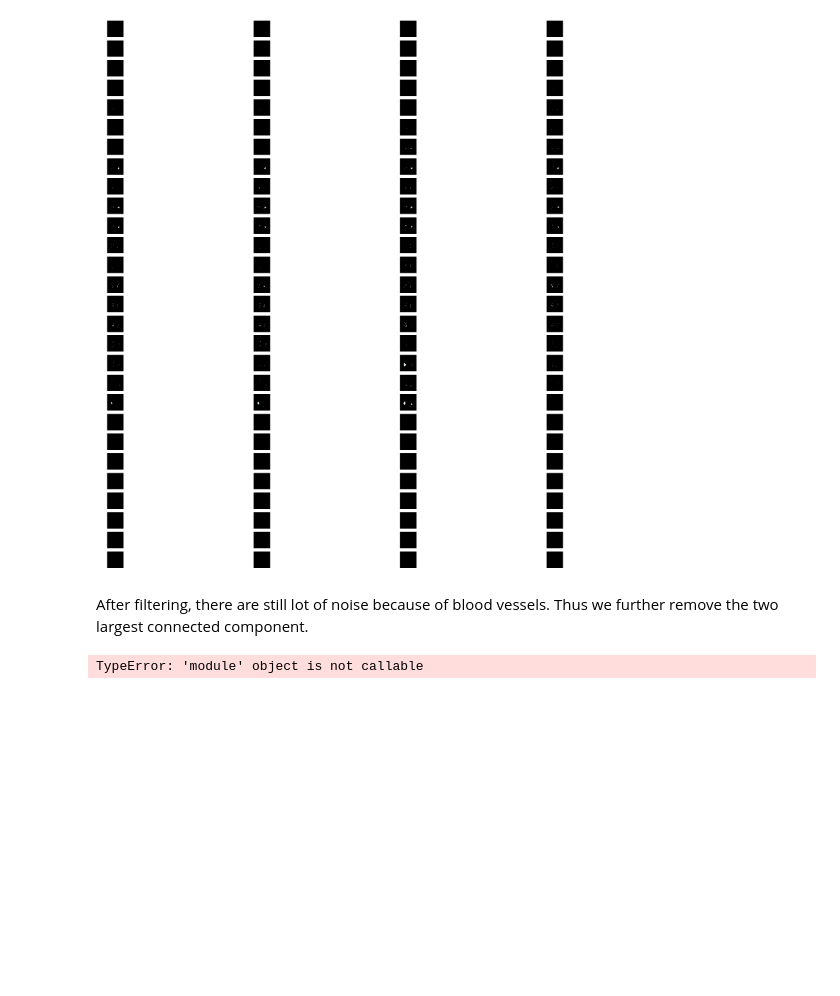
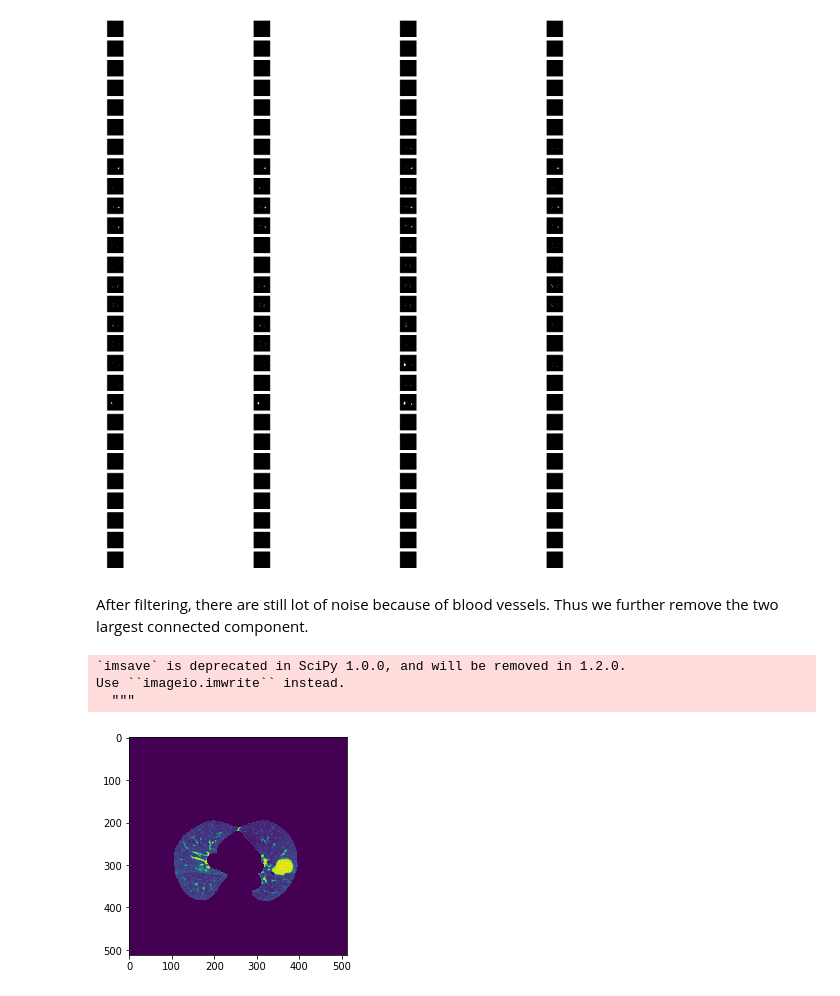
Before and after one commit to Maen1/lung_cancer_segmentation, a Jupyter notebook: dicom-preprocessing.ipynb, the cells around one changed output. Saved outputs shown, nothing was run; the diff lists cells and outputs as text; code cells hidden in the pictures; blank space fills up the shorter version.

Commit message:
img save

```diff
--- a/dicom-preprocessing.ipynb
+++ b/dicom-preprocessing.ipynb
@@ -210,10 +218,14 @@ plot_ct_scan(segmented_ct_scan)
 [figure]
 # %% [markdown]
 After filtering, there are still lot of noise because of blood vessels. Thus we further remove the two largest connected component.
-# %%
-im = Image.fromarray(segmented_ct_scan[550])
-im.mode = 'I'
-im.point(lambda i:i*(1./256)).convert('L').save('../datasets/test.jpeg')
-plt(im)
-# %% [output]
-TypeError: 'module' object is not callable
+# %%
+im = Image.fromarray(ct_scan[400])
+plt.imshow(im)
+# plt.savefig('t.png')
+from scipy.misc import imsave
+imsave("../datasets/image.png", im)
+# %% [output]
+`imsave` is deprecated in SciPy 1.0.0, and will be removed in 1.2.0.
+Use ``imageio.imwrite`` instead.
+  """
+[figure, added]
```
Also changed, not shown: parts of 3 cells of this notebook.
